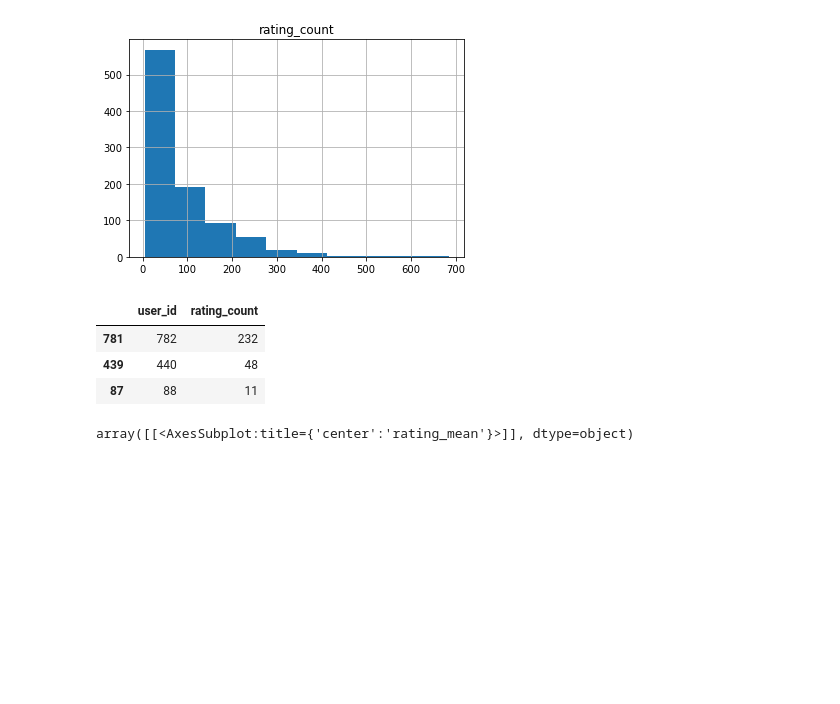
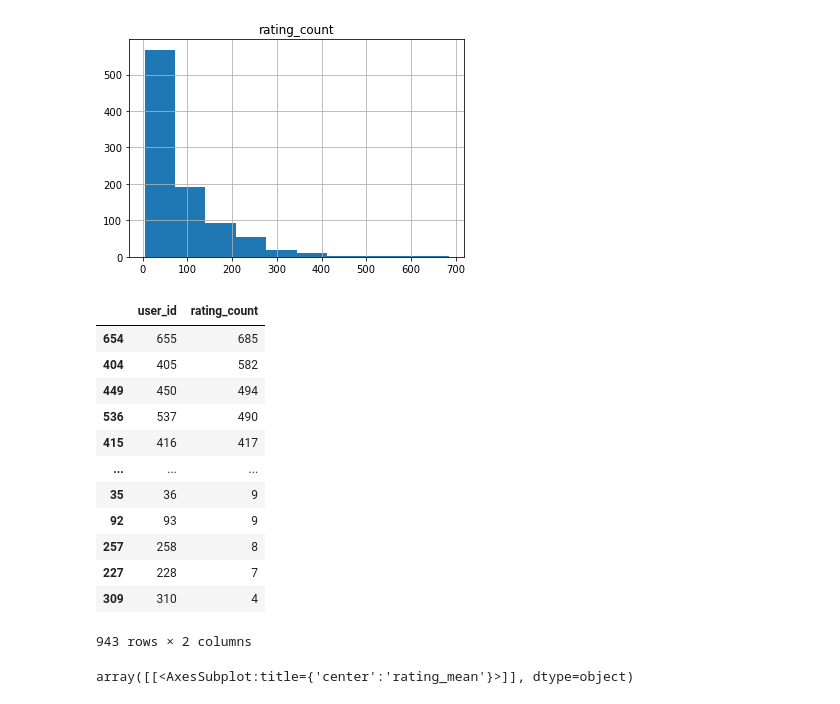
Before and after one commit to azhou5211/Recommender_Systems_and_Attacks, a Jupyter notebook: notebooks/Bandwagon.ipynb, the cells around one changed output. Saved outputs shown, nothing was run; the diff lists cells and outputs as text; code cells hidden in the pictures; blank space fills up the shorter version.

```diff
--- a/notebooks/Bandwagon.ipynb
+++ b/notebooks/Bandwagon.ipynb
@@ -90,10 +95,20 @@ array([[<AxesSubplot:title={'center':'rating_count'}>]], dtype=object)
 [figure]
 # %%
 userRatingDf[userRatingDf.user_id.isin([88,440, 782])]
+userRatingDf
 # %% [output]
 |  | user_id | rating_count |
-| 781 | 782 | 232 |
-| 439 | 440 | 48 |
-| 87 | 88 | 11 |
+| 654 | 655 | 685 |
+| 404 | 405 | 582 |
+| 449 | 450 | 494 |
+| 536 | 537 | 490 |
+| 415 | 416 | 417 |
+| ... | ... | ... |
+| 35 | 36 | 9 |
+| 92 | 93 | 9 |
+| 257 | 258 | 8 |
+| 227 | 228 | 7 |
+| 309 | 310 | 4 |
+943 rows × 2 columns
 # %%
 # - avg rating of items
```
Also changed, not shown: parts of 36 cells of this notebook.
